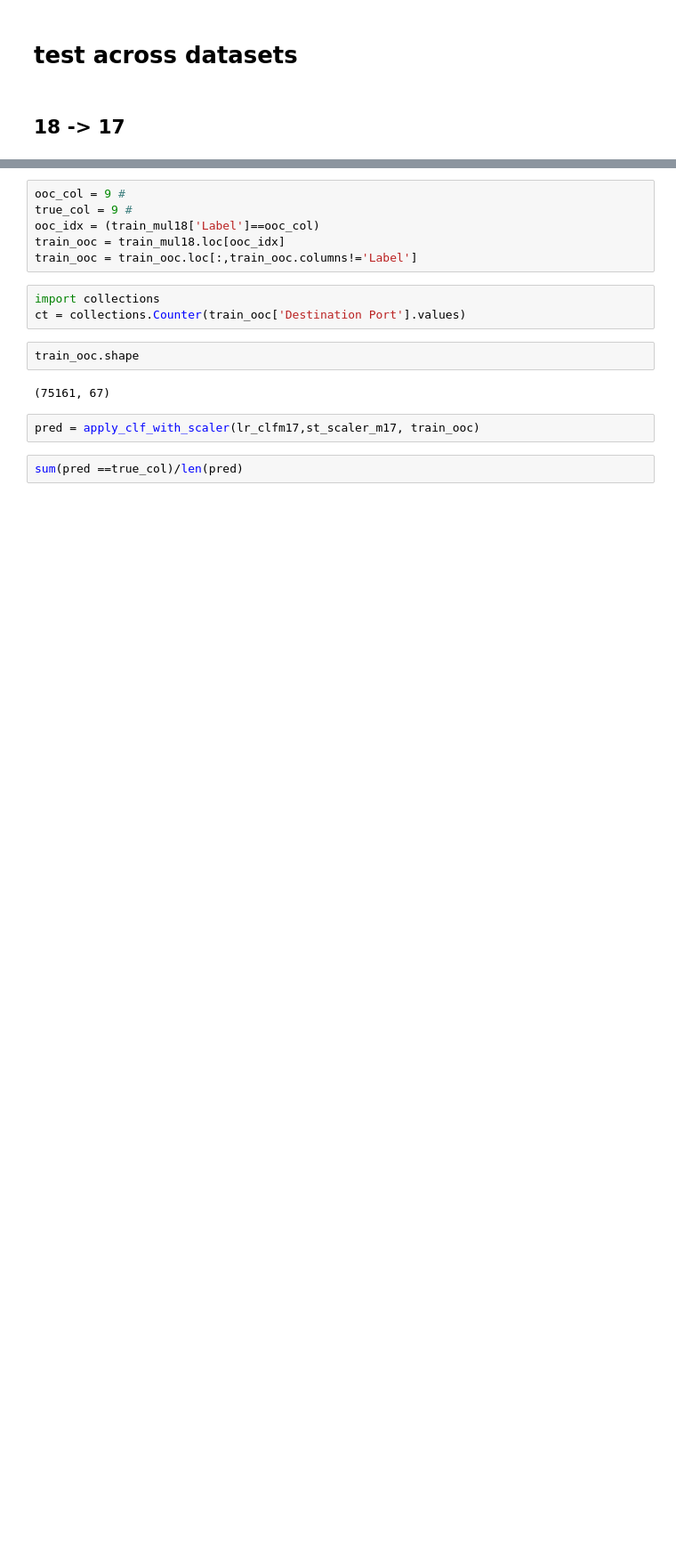
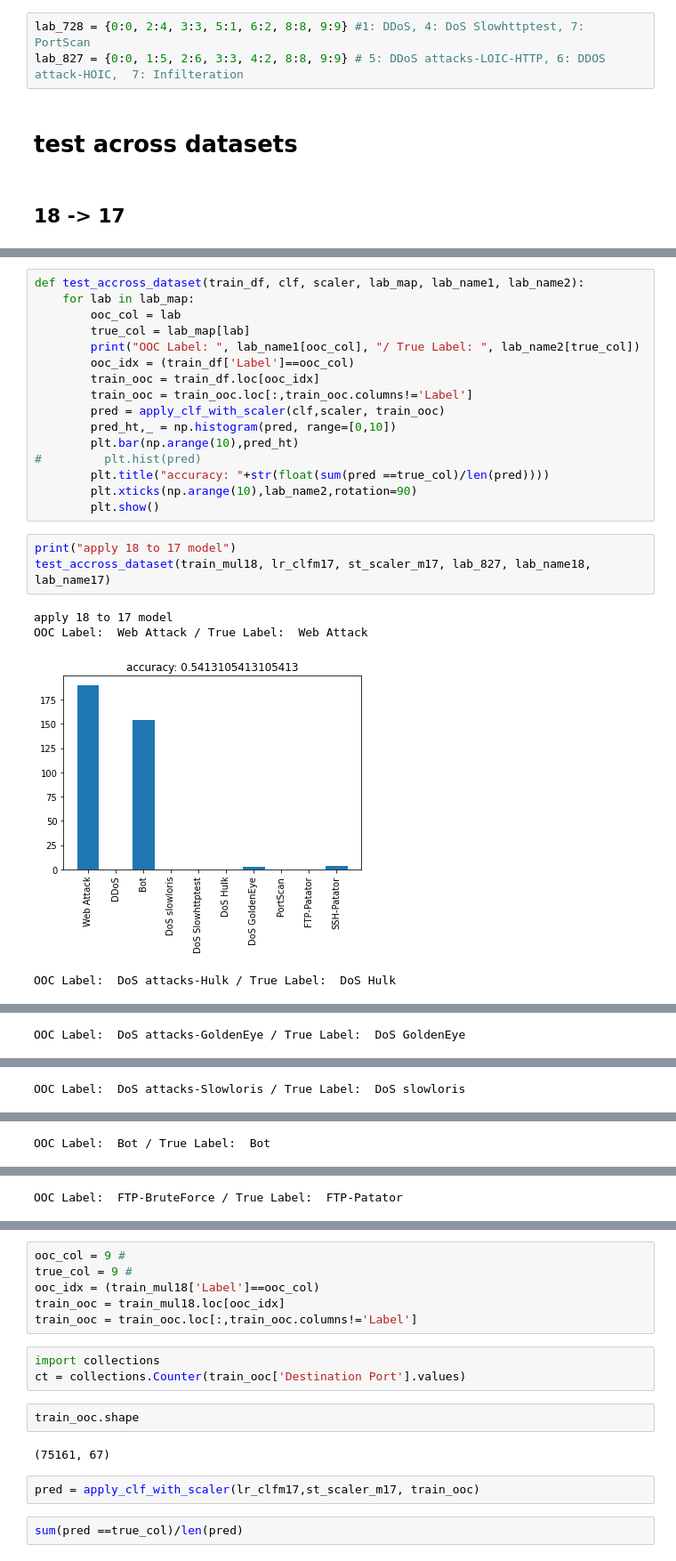
Before and after one commit to psr6275/network_osr, a Jupyter notebook: src/220404_test_cross model and data.ipynb, the cells around one changed output, grey strips where cells are left out. Shown at 89% size. Saved outputs shown, nothing was run; the diff lists cells and outputs as text; blank space fills up the shorter version.

```diff
--- a/src/220404_test_cross model and data.ipynb
+++ b/src/220404_test_cross model and data.ipynb
@@ -128,6 +177,9 @@ print(lab_name18)
 # %% [output]
 ['Web Attack', 'DDoS', 'Bot', 'DoS slowloris', 'DoS Slowhttptest', 'DoS Hulk', 'DoS GoldenEye', 'PortScan', 'FTP-Patator', 'SSH-Patator']
 ['Web Attack', 'DoS attacks-Hulk', 'DoS attacks-GoldenEye', 'DoS attacks-Slowloris', 'Bot', 'DDoS attacks-LOIC-HTTP', 'DDOS attack-HOIC', 'Infilteration', 'FTP-BruteForce', 'SSH-Bruteforce']
+# %%
+lab_728 = {0:0, 2:4, 3:3, 5:1, 6:2, 8:8, 9:9} #1: DDoS, 4: DoS Slowhttptest, 7: PortScan
+lab_827 = {0:0, 1:5, 2:6, 3:3, 4:2, 8:8, 9:9} # 5: DDoS attacks-LOIC-HTTP, 6: DDOS attack-HOIC,  7: Infilteration
 # %% [markdown]
 # test across datasets
 # %% [markdown]
@@ -134,0 +189,24 @@ print(lab_name18)
+# %%
+def test_accross_dataset(train_df, clf, scaler, lab_map, lab_name1, lab_name2):
+    for lab in lab_map:
+        ooc_col = lab
+        true_col = lab_map[lab]
+        print("OOC Label: ", lab_name1[ooc_col], "/ True Label: ", lab_name2[true_col])
+        ooc_idx = (train_df['Label']==ooc_col)
+        train_ooc = train_df.loc[ooc_idx]
+        train_ooc = train_ooc.loc[:,train_ooc.columns!='Label']
+        pred = apply_clf_with_scaler(clf,scaler, train_ooc)
+        pred_ht,_ = np.histogram(pred, range=[0,10])
+        plt.bar(np.arange(10),pred_ht)
+#         plt.hist(pred)
+        plt.title("accuracy: "+str(float(sum(pred ==true_col)/len(pred))))
+        plt.xticks(np.arange(10),lab_name2,rotation=90)
+        plt.show()
+# %%
+print("apply 18 to 17 model")
+test_accross_dataset(train_mul18, lr_clfm17, st_scaler_m17, lab_827, lab_name18, lab_name17)
+# %% [output]
+apply 18 to 17 model
+OOC Label:  Web Attack / True Label:  Web Attack
+[figure, added]
+OOC Label:  DoS attacks-Hulk / True Label:  DoS Hulk
@@ -134,0 +214 @@ print(lab_name18)
+OOC Label:  DoS attacks-GoldenEye / True Label:  DoS GoldenEye
@@ -134,0 +216 @@ print(lab_name18)
+OOC Label:  DoS attacks-Slowloris / True Label:  DoS slowloris
@@ -134,0 +218 @@ print(lab_name18)
+OOC Label:  Bot / True Label:  Bot
@@ -134,0 +220 @@ print(lab_name18)
+OOC Label:  FTP-BruteForce / True Label:  FTP-Patator
```
Also changed, not shown: parts of 15 cells of this notebook, 5 other files.
